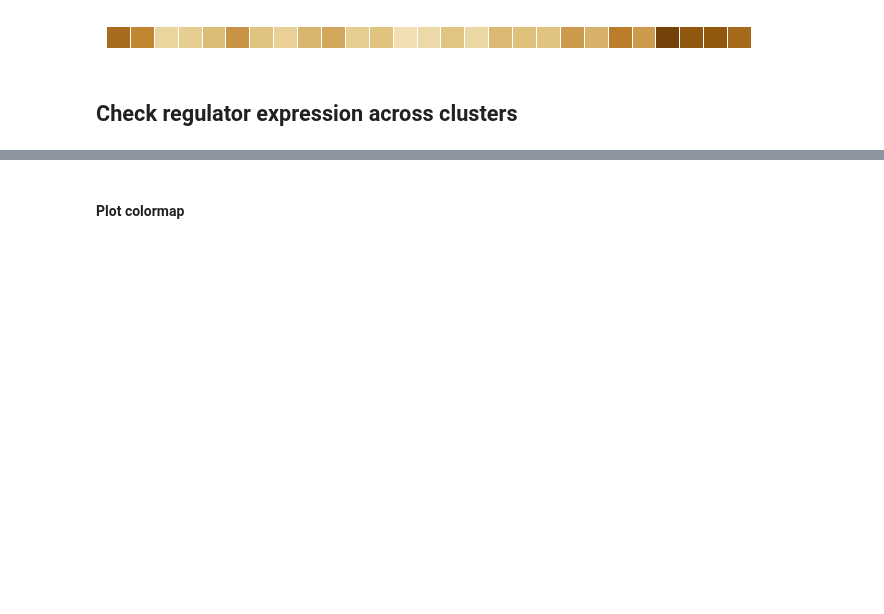
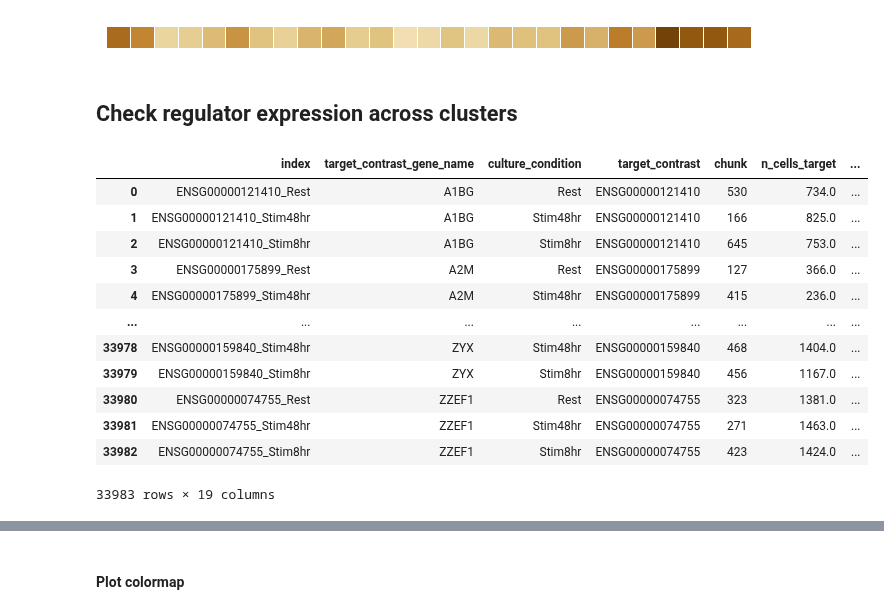
Before and after one commit to emdann/GWT_perturbseq_analysis_2025, a Jupyter notebook: src/6_functional_interaction/condition_specificity.ipynb, the cells around one changed output, grey strips where cells are left out. Cells and saved outputs as stored; diff of their text form; code cells hidden in the pictures; blank space fills up the shorter version.

```diff
--- a/src/6_functional_interaction/condition_specificity.ipynb
+++ b/src/6_functional_interaction/condition_specificity.ipynb
@@ -229,3 +229,19 @@ cluster_df_filtered['condition_specificity'] = pd.Categorical(
     ordered=True
 )
 cluster_df_filtered = cluster_df_filtered.sort_values(by='condition_specificity')
+# %%
+de_summary_stats
+# %% [output]
+|  | index | target_contrast_gene_name | culture_condition | target_contrast | chunk | n_cells_target | ... |
+| 0 | ENSG00000121410_Rest | A1BG | Rest | ENSG00000121410 | 530 | 734.0 | ... |
+| 1 | ENSG00000121410_Stim48hr | A1BG | Stim48hr | ENSG00000121410 | 166 | 825.0 | ... |
+| 2 | ENSG00000121410_Stim8hr | A1BG | Stim8hr | ENSG00000121410 | 645 | 753.0 | ... |
+| 3 | ENSG00000175899_Rest | A2M | Rest | ENSG00000175899 | 127 | 366.0 | ... |
+| 4 | ENSG00000175899_Stim48hr | A2M | Stim48hr | ENSG00000175899 | 415 | 236.0 | ... |
+| ... | ... | ... | ... | ... | ... | ... | ... |
+| 33978 | ENSG00000159840_Stim48hr | ZYX | Stim48hr | ENSG00000159840 | 468 | 1404.0 | ... |
+| 33979 | ENSG00000159840_Stim8hr | ZYX | Stim8hr | ENSG00000159840 | 456 | 1167.0 | ... |
+| 33980 | ENSG00000074755_Rest | ZZEF1 | Rest | ENSG00000074755 | 323 | 1381.0 | ... |
+| 33981 | ENSG00000074755_Stim48hr | ZZEF1 | Stim48hr | ENSG00000074755 | 271 | 1463.0 | ... |
+| 33982 | ENSG00000074755_Stim8hr | ZZEF1 | Stim8hr | ENSG00000074755 | 423 | 1424.0 | ... |
+33983 rows × 19 columns
```
Also changed, not shown: parts of 10 cells of this notebook.
